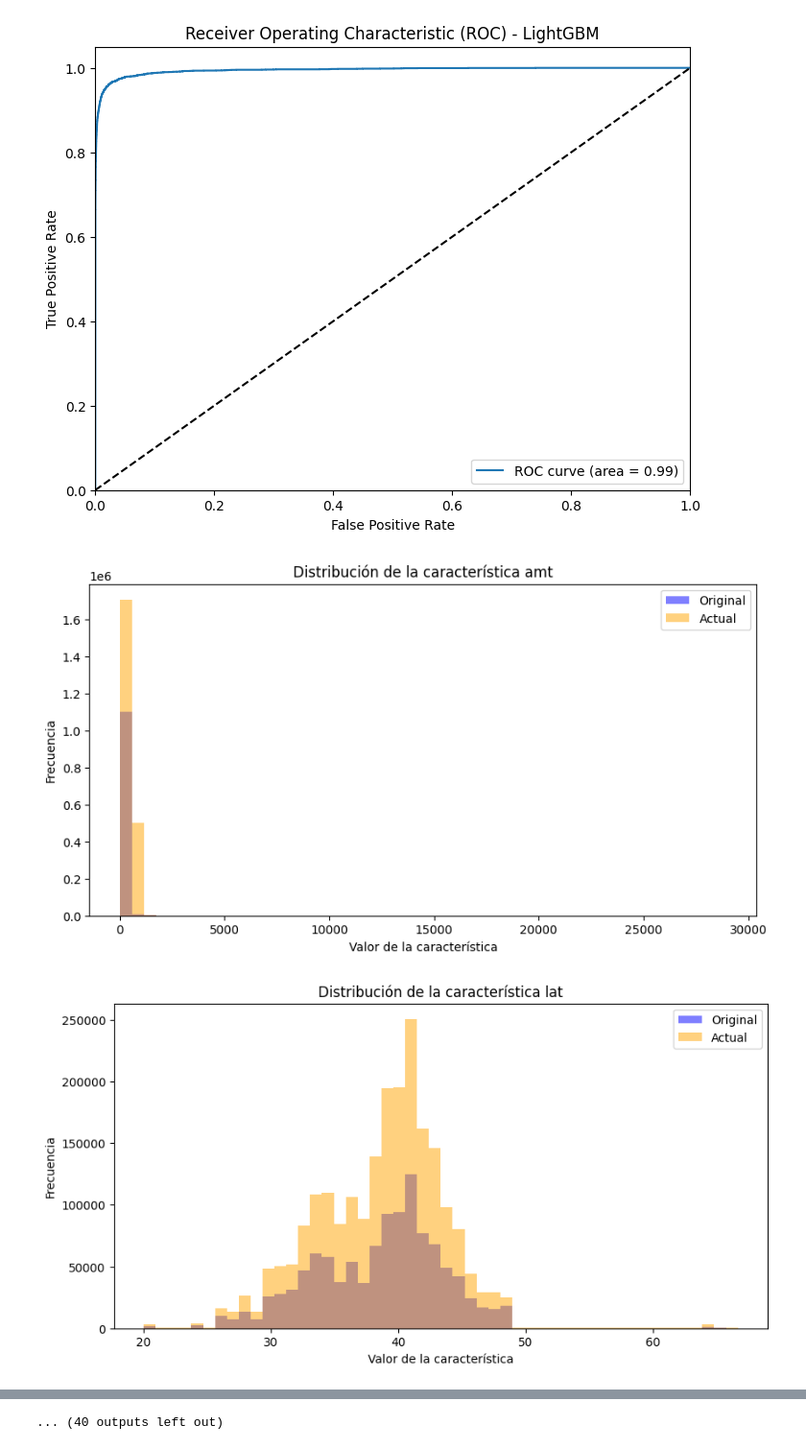
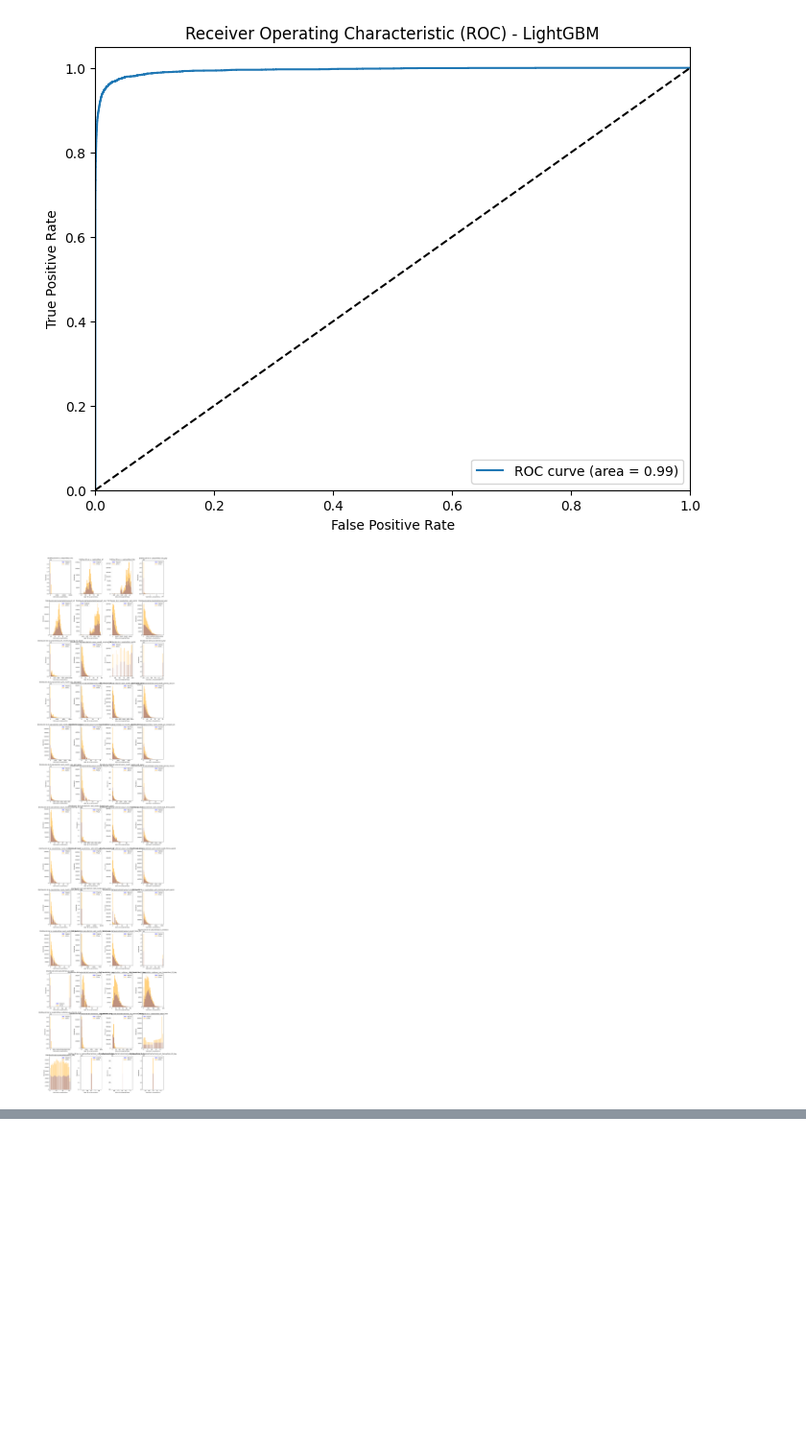
Before and after one commit to ChristopherG19/UVG_SDS_Proyecto2, a Jupyter notebook: Proyecto2.ipynb, the cells around one changed output, grey strips where cells are left out. Shown at 96% size. Drawn from its saved outputs; the diff is of its cells as text; code cells hidden in the pictures; blank space fills up the shorter version.

```diff
--- a/Proyecto2.ipynb
+++ b/Proyecto2.ipynb
@@ -1097,23 +1097,34 @@ plt.show()
 # %% [output]
 [figure]
 # %%
-# Función para trazar histogramas de características
-def plot_feature_distribution(feature_name):
-    plt.figure(figsize=(10, 5))
-    plt.hist(X_train[feature_name], bins=50, alpha=0.5, color='blue', label='Original')
-    plt.hist(X_train_balanced[feature_name], bins=50, alpha=0.5, color='orange', label='Actual')
-    plt.title('Distribución de la característica {}'.format(feature_name))
-    plt.xlabel('Valor de la característica')
-    plt.ylabel('Frecuencia')
-    plt.legend()
-    plt.show()
+def plot_feature_distribution(feature_name, ax):
+    ax.hist(X_train[feature_name], bins=50, alpha=0.5, color='blue', label='Original')
+    ax.hist(X_train_balanced[feature_name], bins=50, alpha=0.5, color='orange', label='Actual')
+    ax.set_title('Distribución de la característica {}'.format(feature_name))
+    ax.set_xlabel('Valor de la característica')
+    ax.set_ylabel('Frecuencia')
+    ax.legend()
 
 # Seleccionar características numéricas para evaluar
 numeric_features = X_train.select_dtypes(include=['int64', 'float64']).columns
 
+
+# Calcular el número de filas y columnas para el grid
+num_features = len(numeric_features)
+num_rows = num_features // 4 + (1 if num_features % 4 > 0 else 0)
+num_cols = min(num_features, 4)
+
+# Crear el grid de subgráficos
+fig, axes = plt.subplots(num_rows, num_cols, figsize=(15, 5*num_rows))
+
 # Trazar histogramas para cada característica numérica
-for feature in numeric_features:
-    plot_feature_distribution(feature)
+for i, feature in enumerate(numeric_features):
+    row = i // num_cols
+    col = i % num_cols
+    plot_feature_distribution(feature, axes[row, col])
+
+# Ajustar el espaciado entre subgráficos
+plt.tight_layout()
+plt.show()
 # %% [output]
-[figure, old version]
+[figure, new version]
-[figure, removed]
@@ -1130 +1130,0 @@ for feature in numeric_features:
-... (40 outputs left out)
```
Also changed, not shown: parts of 2 cells of this notebook.
